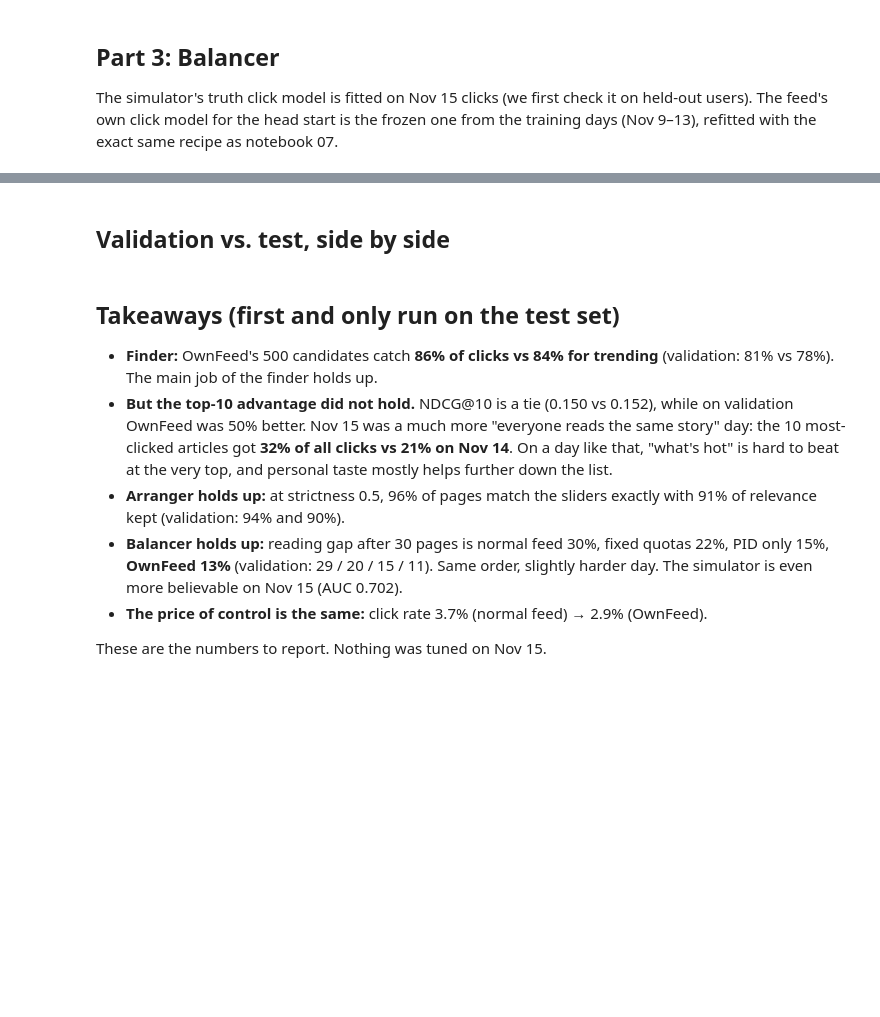
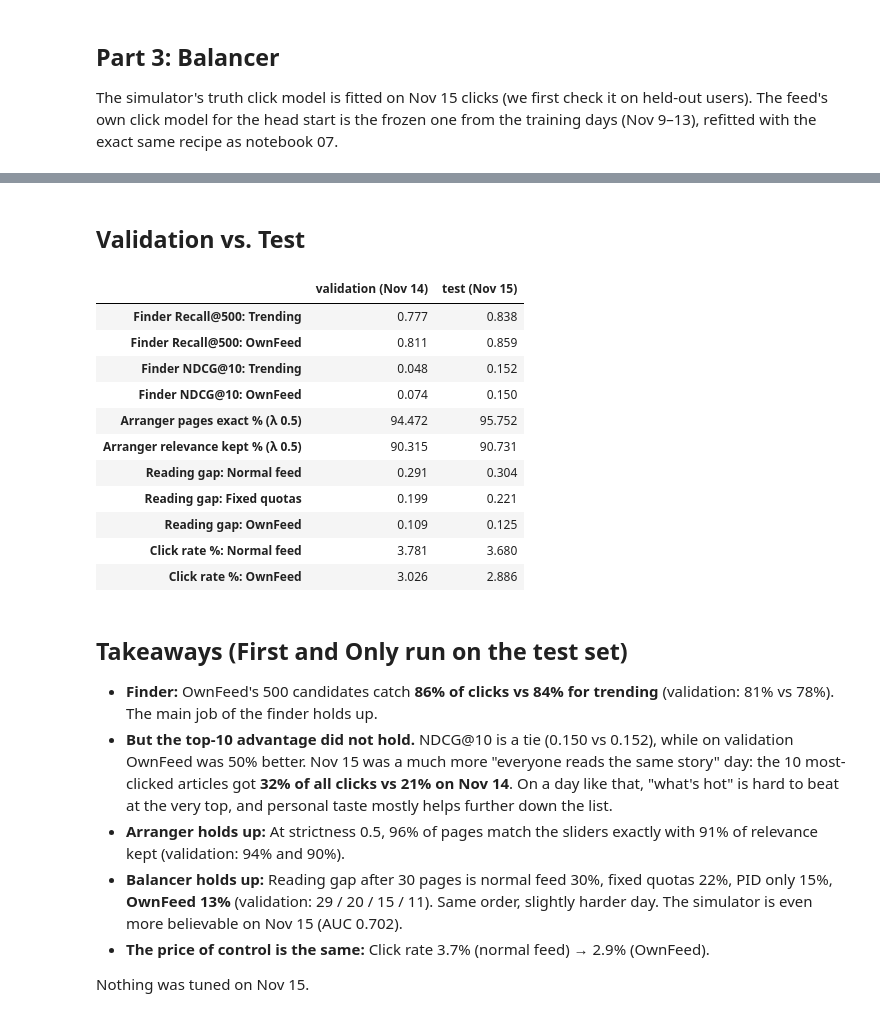
Before and after one commit to Sukriti-124/OwnFeed, a Jupyter notebook: notebooks/08_test_results.ipynb, the cells around one changed output, grey strips where cells are left out. Drawn from its saved outputs; the diff is of its cells as text; code cells hidden in the pictures; blank space fills up the shorter version.

```diff
--- a/notebooks/08_test_results.ipynb
+++ b/notebooks/08_test_results.ipynb
@@ -284,52 +318,65 @@ plt.show()
 # %% [markdown]
-## Validation vs. test, side by side
+## Validation vs. Test
 # %%
 val_finder = pd.read_csv("../results/finder_metrics.csv", index_col=0)
 val_sweep = pd.read_csv("../results/arranger_sweep.csv")
 val_balancer = pd.read_csv("../results/balancer_results.csv", header=[0, 1], index_col=0)
 
 def at_half(sweep):
     return sweep[sweep.strictness == 0.5][["pages_exact_%", "relevance_kept_%"]].mean()
 
 comparison = pd.DataFrame({
     "validation (Nov 14)": {
-        "Finder Recall@500: trending": val_finder.loc["trending", "recall@500"],
+        "Finder Recall@500: Trending": val_finder.loc["trending", "recall@500"],
         "Finder Recall@500: OwnFeed": val_finder.loc["two-tower + trending (0.05)", "recall@500"],
-        "Finder NDCG@10: trending": val_finder.loc["trending", "ndcg@10"],
+        "Finder NDCG@10: Trending": val_finder.loc["trending", "ndcg@10"],
         "Finder NDCG@10: OwnFeed": val_finder.loc["two-tower + trending (0.05)", "ndcg@10"],
         "Arranger pages exact % (λ 0.5)": at_half(val_sweep)["pages_exact_%"],
         "Arranger relevance kept % (λ 0.5)": at_half(val_sweep)["relevance_kept_%"],
-        "Reading gap: normal feed": val_balancer.loc["Normal feed", ("gap_after_30_pages", "mean")],
-        "Reading gap: fixed quotas": val_balancer.loc["Fixed quotas", ("gap_after_30_pages", "mean")],
+        "Reading gap: Normal feed": val_balancer.loc["Normal feed", ("gap_after_30_pages", "mean")],
+        "Reading gap: Fixed quotas": val_balancer.loc["Fixed quotas", ("gap_after_30_pages", "mean")],
         "Reading gap: OwnFeed": val_balancer.loc["OwnFeed", ("gap_after_30_pages", "mean")],
-        "Click rate %: normal feed": val_balancer.loc["Normal feed", ("click_rate_%", "mean")],
+        "Click rate %: Normal feed": val_balancer.loc["Normal feed", ("click_rate_%", "mean")],
         "Click rate %: OwnFeed": val_balancer.loc["OwnFeed", ("click_rate_%", "mean")],
     },
     "test (Nov 15)": {
-        "Finder Recall@500: trending": finder_test.loc["trending", "recall@500"],
+        "Finder Recall@500: Trending": finder_test.loc["trending", "recall@500"],
         "Finder Recall@500: OwnFeed": finder_test.loc["two-tower + trending (0.05)", "recall@500"],
-        "Finder NDCG@10: trending": finder_test.loc["trending", "ndcg@10"],
+        "Finder NDCG@10: Trending": finder_test.loc["trending", "ndcg@10"],
         "Finder NDCG@10: OwnFeed": finder_test.loc["two-tower + trending (0.05)", "ndcg@10"],
         "Arranger pages exact % (λ 0.5)": at_half(sweep_test)["pages_exact_%"],
         "Arranger relevance kept % (λ 0.5)": at_half(sweep_test)["relevance_kept_%"],
-        "Reading gap: normal feed": balancer_test.loc["Normal feed", ("gap_after_30_pages", "mean")],
-        "Reading gap: fixed quotas": balancer_test.loc["Fixed quotas", ("gap_after_30_pages", "mean")],
+        "Reading gap: Normal feed": balancer_test.loc["Normal feed", ("gap_after_30_pages", "mean")],
+        "Reading gap: Fixed quotas": balancer_test.loc["Fixed quotas", ("gap_after_30_pages", "mean")],
         "Reading gap: OwnFeed": balancer_test.loc["OwnFeed", ("gap_after_30_pages", "mean")],
-        "Click rate %: normal feed": balancer_test.loc["Normal feed", ("click_rate_%", "mean")],
+        "Click rate %: Normal feed": balancer_test.loc["Normal feed", ("click_rate_%", "mean")],
         "Click rate %: OwnFeed": balancer_test.loc["OwnFeed", ("click_rate_%", "mean")],
     },
 }).round(3)
 comparison
+# %% [output]
+|  | validation (Nov 14) | test (Nov 15) |
+| Finder Recall@500: Trending | 0.777 | 0.838 |
+| Finder Recall@500: OwnFeed | 0.811 | 0.859 |
+| Finder NDCG@10: Trending | 0.048 | 0.152 |
+| Finder NDCG@10: OwnFeed | 0.074 | 0.150 |
+| Arranger pages exact % (λ 0.5) | 94.472 | 95.752 |
+| Arranger relevance kept % (λ 0.5) | 90.315 | 90.731 |
+| Reading gap: Normal feed | 0.291 | 0.304 |
+| Reading gap: Fixed quotas | 0.199 | 0.221 |
+| Reading gap: OwnFeed | 0.109 | 0.125 |
+| Click rate %: Normal feed | 3.781 | 3.680 |
+| Click rate %: OwnFeed | 3.026 | 2.886 |
 # %% [markdown]
-## Takeaways (first and only run on the test set)
+## Takeaways (First and Only run on the test set)
 
 - **Finder:** OwnFeed's 500 candidates catch **86% of clicks vs 84% for trending** (validation: 81% vs 78%). The main job of the finder holds up.
 - **But the top-10 advantage did not hold.** NDCG@10 is a tie (0.150 vs 0.152), while on validation OwnFeed was 50% better. Nov 15 was a much more "everyone reads the same story" day: the 10 most-clicked articles got **32% of all clicks vs 21% on Nov 14**. On a day like that, "what's hot" is hard to beat at the very top, and personal taste mostly helps further down the list.
-- **Arranger holds up:** at strictness 0.5, 96% of pages match the sliders exactly with 91% of relevance kept (validation: 94% and 90%).
-- **Balancer holds up:** reading gap after 30 pages is normal feed 30%, fixed quotas 22%, PID only 15%, **OwnFeed 13%** (validation: 29 / 20 / 15 / 11). Same order, slightly harder day. The simulator is even more believable on Nov 15 (AUC 0.702).
-- **The price of control is the same:** click rate 3.7% (normal feed) → 2.9% (OwnFeed).
+- **Arranger holds up:** At strictness 0.5, 96% of pages match the sliders exactly with 91% of relevance kept (validation: 94% and 90%).
+- **Balancer holds up:** Reading gap after 30 pages is normal feed 30%, fixed quotas 22%, PID only 15%, **OwnFeed 13%** (validation: 29 / 20 / 15 / 11). Same order, slightly harder day. The simulator is even more believable on Nov 15 (AUC 0.702).
+- **The price of control is the same:** Click rate 3.7% (normal feed) → 2.9% (OwnFeed).
 
-These are the numbers to report. Nothing was tuned on Nov 15.
+ Nothing was tuned on Nov 15.
 # %%
 # Save the final test numbers for the README
 finder_test.to_csv("../results/test_finder_metrics.csv")
```
Also changed, not shown: parts of 10 cells of this notebook, 6 other files.
